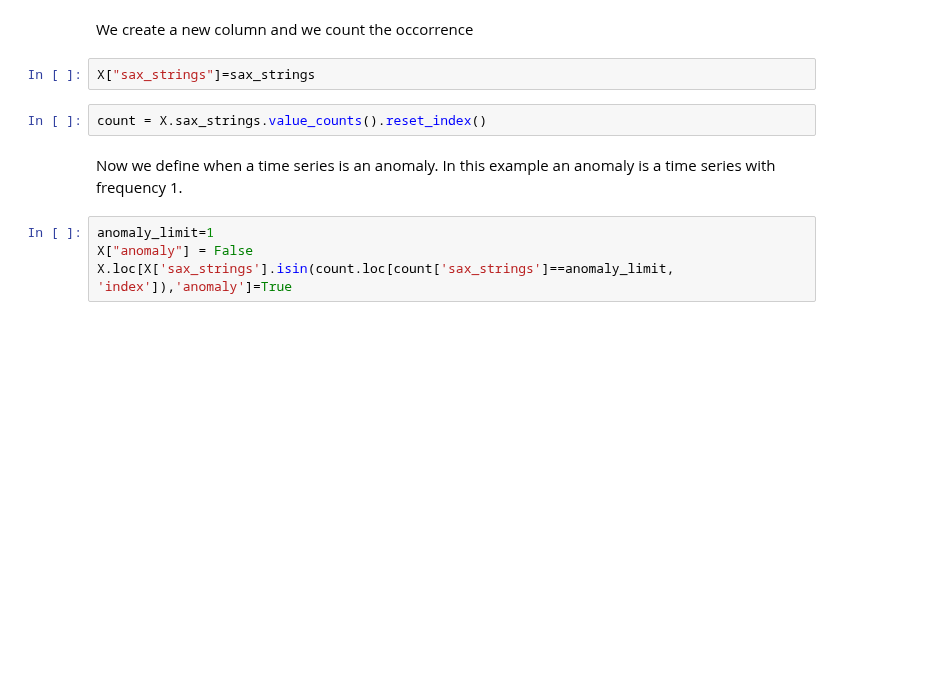
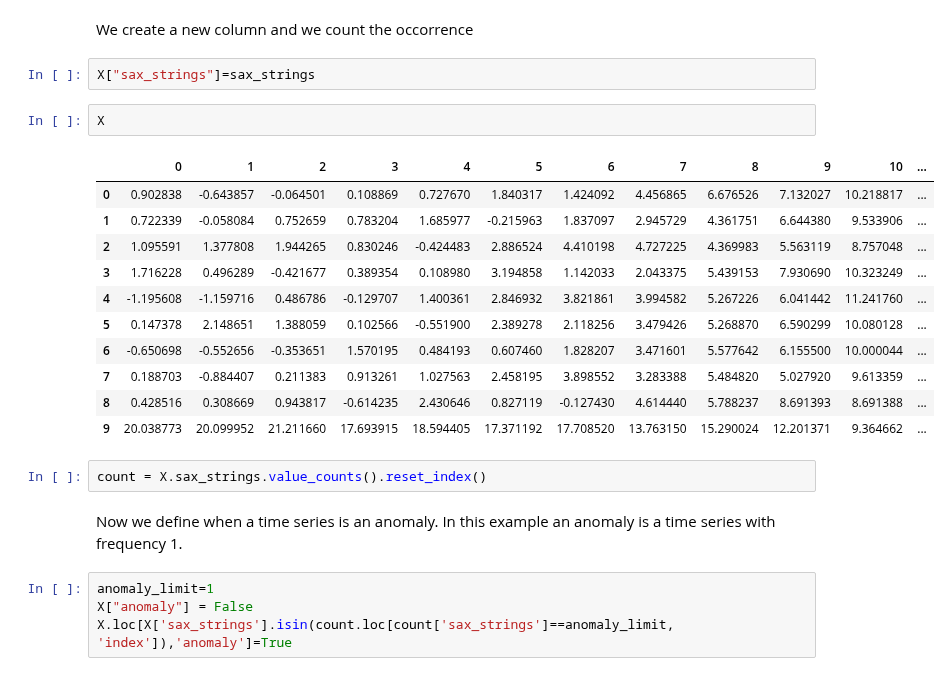
Before and after one commit to nickprock/pynuTS, a Jupyter notebook: demos/SAXEncoding_Demo.ipynb, the cells around one changed output. Drawn from its saved outputs; the diff is of its cells as text; blank space fills up the shorter version.

```diff
--- a/demos/SAXEncoding_Demo.ipynb
+++ b/demos/SAXEncoding_Demo.ipynb
@@ -104,6 +106,20 @@ array(['CBA', 'CAB', 'BCA', 'ABC', 'BAC', 'BCA', 'ACB', 'ABC', 'ABC',
 We create a new column and we count the occorrence
 # %%
 X["sax_strings"]=sax_strings
+# %%
+X
+# %% [output]
+|  | 0 | 1 | 2 | 3 | 4 | 5 | 6 | 7 | 8 | 9 | 10 | ... |
+| 0 | 0.902838 | -0.643857 | -0.064501 | 0.108869 | 0.727670 | 1.840317 | 1.424092 | 4.456865 | 6.676526 | 7.132027 | 10.218817 | ... |
+| 1 | 0.722339 | -0.058084 | 0.752659 | 0.783204 | 1.685977 | -0.215963 | 1.837097 | 2.945729 | 4.361751 | 6.644380 | 9.533906 | ... |
+| 2 | 1.095591 | 1.377808 | 1.944265 | 0.830246 | -0.424483 | 2.886524 | 4.410198 | 4.727225 | 4.369983 | 5.563119 | 8.757048 | ... |
+| 3 | 1.716228 | 0.496289 | -0.421677 | 0.389354 | 0.108980 | 3.194858 | 1.142033 | 2.043375 | 5.439153 | 7.930690 | 10.323249 | ... |
+| 4 | -1.195608 | -1.159716 | 0.486786 | -0.129707 | 1.400361 | 2.846932 | 3.821861 | 3.994582 | 5.267226 | 6.041442 | 11.241760 | ... |
+| 5 | 0.147378 | 2.148651 | 1.388059 | 0.102566 | -0.551900 | 2.389278 | 2.118256 | 3.479426 | 5.268870 | 6.590299 | 10.080128 | ... |
+| 6 | -0.650698 | -0.552656 | -0.353651 | 1.570195 | 0.484193 | 0.607460 | 1.828207 | 3.471601 | 5.577642 | 6.155500 | 10.000044 | ... |
+| 7 | 0.188703 | -0.884407 | 0.211383 | 0.913261 | 1.027563 | 2.458195 | 3.898552 | 3.283388 | 5.484820 | 5.027920 | 9.613359 | ... |
+| 8 | 0.428516 | 0.308669 | 0.943817 | -0.614235 | 2.430646 | 0.827119 | -0.127430 | 4.614440 | 5.788237 | 8.691393 | 8.691388 | ... |
+| 9 | 20.038773 | 20.099952 | 21.211660 | 17.693915 | 18.594405 | 17.371192 | 17.708520 | 13.763150 | 15.290024 | 12.201371 | 9.364662 | ... |
 # %%
 count = X.sax_strings.value_counts().reset_index()
 # %% [markdown]
```
Also changed, not shown: parts of 6 cells of this notebook.
